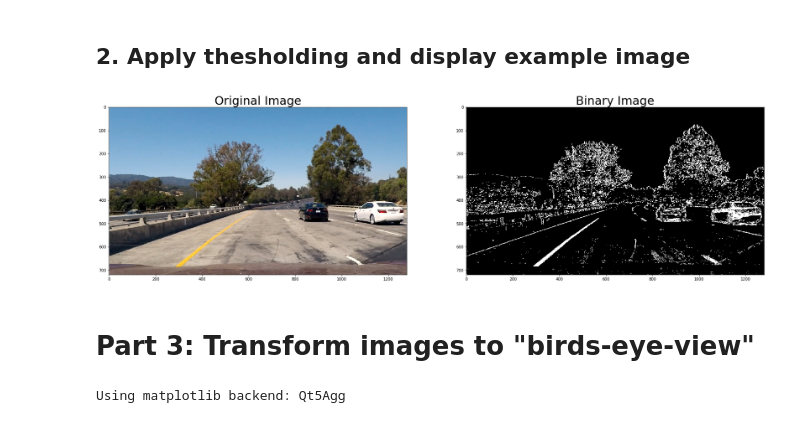
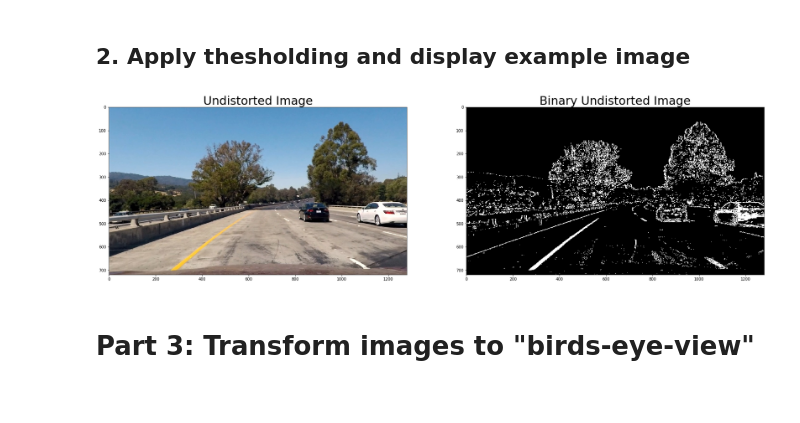
Before and after one commit to LeisAlAyoubi/-CarND-Advanced-Lane-Lines, a Jupyter notebook: advanced_lane_line_project.ipynb, the cells around one changed output. Saved outputs shown, nothing was run; the diff lists cells and outputs as text; code cells hidden in the pictures.

```diff
--- a/advanced_lane_line_project.ipynb
+++ b/advanced_lane_line_project.ipynb
@@ -151,28 +151,23 @@ def  binary_threshold_pipeline(img, s_thresh=(170, 255), sx_thresh=(20, 100)):
 # %% [markdown]
 ## 2. Apply thesholding and display example image
 # %%
-test_img_binary1 =  binary_threshold_pipeline(test_img1)
+test_img_binary1 =  binary_threshold_pipeline(test_undist1)
 
 # Visualize thresholding for binary image
+f, (ax1, ax2) = plt.subplots(1, 2, figsize=(30,20))
+ax1.imshow(test_undist1)
+ax1.set_title('Undistorted Image', fontsize=30)
+ax2.imshow(test_img_binary1,cmap=plt.cm.gray)
+ax2.set_title('Binary Undistorted Image', fontsize=30)
 
-f, (ax1, ax2) = plt.subplots(1, 2, figsize=(30,20))
-ax1.imshow(test_img1)
-ax1.set_title('Original Image', fontsize=30)
-ax2.imshow(test_img_binary1,cmap=plt.cm.gray)
-ax2.set_title('Binary Image', fontsize=30)
 
+undist_images = sorted(glob.glob('output_images/test_undist*.jpg'))
 #Apply thresholding pipeline to all example images
-for idx, fname in enumerate(test_images):
+for idx, fname in enumerate(undist_images):
     img = cv2.imread(fname)
     img_bin = binary_threshold_pipeline(img)
     cv2.imwrite('output_images/test_binary' + str(idx+1) + '.jpg',img_bin*255)
 # %% [output]
-[figure, old version]
+[figure, new version]
 # %% [markdown]
 # Part 3: Transform images to "birds-eye-view"
-# %%
-plt.imshow(test_img1)
-plt.ion()
-plt.show()
-# %% [output]
-Using matplotlib backend: Qt5Agg
```
Also changed, not shown: parts of 3 cells of this notebook, 12 other files.
